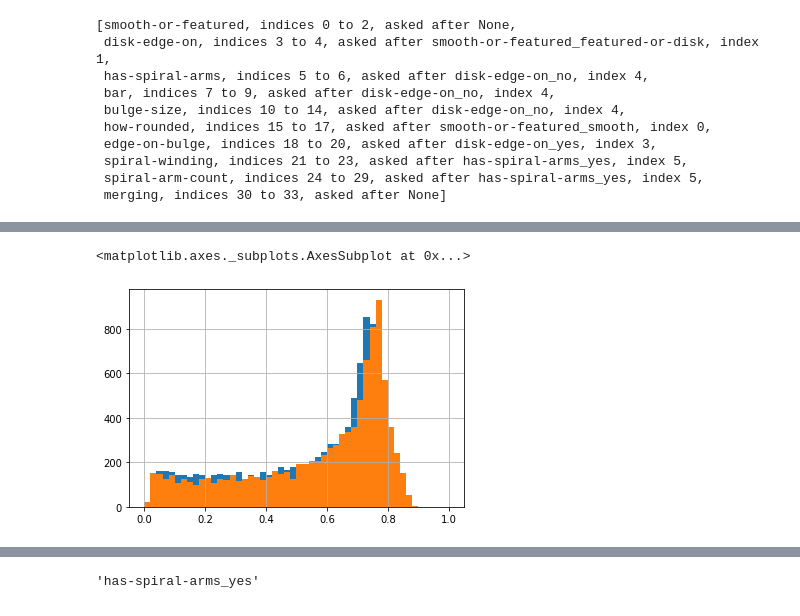
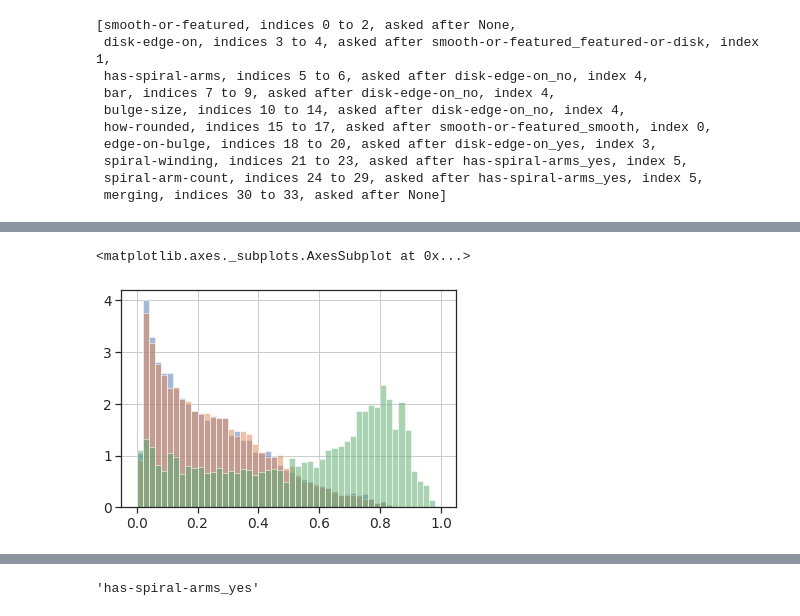
Before and after one commit to colinleach/zoobot, a Jupyter notebook: notebooks/multiq/performance/compare_performance_two_models.ipynb, the cells around one changed output, grey strips where cells are left out. Cells and saved outputs as stored; diff of their text form; code cells hidden in the pictures.

```diff
--- a/notebooks/multiq/performance/compare_performance_two_models.ipynb
+++ b/notebooks/multiq/performance/compare_performance_two_models.ipynb
@@ -94,0 +92,10 @@ df_b = pd.read_csv('temp/decals_n2_allq_m0.csv')
+# %%
+# catalog_loc = 'data/gz2/gz2_master_catalog.csv'
+# catalog = pd.read_csv(catalog_loc, dtype={'subject_id': str})  # original catalog
+# catalog['file_loc'] = catalog['local_png_loc'].apply(lambda x: '/media/walml/beta/gz2' + x[32:])
+
+catalog_loc = 'data/decals/decals_master_catalog.csv'
+catalog = pd.read_csv(catalog_loc, dtype={'subject_id': str})  # original catalog
+# catalog['file_loc'] = catalog['local_png_loc'].apply(lambda x: '/media/walml/beta/gz2' + x[32:])
+catalog['file_loc'] = catalog['local_png_loc'].apply(lambda x: '/media/walml/beta/decals' + x.replace('/data/phys-zooniverse/chri5177', ''))
+retired = catalog[catalog['smooth-or-featured_total-votes'] > 35]
@@ -95,3 +121,26 @@ df_b = pd.read_csv('temp/decals_n2_allq_m0.csv')
+# %%
+eval_df = pd.read_csv('results/decals_dr_full_eval_df.csv')
+id_strs = set(eval_df['id_str'])
+
+# in eval df
+df_a = df_a[df_a['id_str'].isin(id_strs)]
+df_b = df_b[df_b['id_str'].isin(id_strs)]
+df_c = df_c[df_c['id_str'].isin(id_strs)]
+
+# only featured for now
+df_a = df_a[df_a['smooth-or-featured_featured-or-disk_fraction'] > 0.5]
+df_b = df_b[df_b['smooth-or-featured_featured-or-disk_fraction'] > 0.5]
+df_c = df_c[df_c['smooth-or-featured_featured-or-disk_fraction'] > 0.5]
+
+# not edge on disk for now
+df_a = df_a[df_a['disk-edge-on_no'] > 0.5]
+df_b = df_b[df_b['disk-edge-on_no'] > 0.5]
+df_c = df_c[df_c['disk-edge-on_no'] > 0.5]
+
+# only highly classified for now
+# df_a = df_a[df_a['id_str'].isin(retired['id_str'])]
+# df_b = df_b[df_b['id_str'].isin(retired['id_str'])]
+# df_c = df_c[df_c['id_str'].isin(retired['id_str'])]
 # %%
 assert (df_a['iauname'] == df_b['iauname']).all()
 # %%
@@ -135,8 +184,9 @@ sns.jointplot(df_a['smooth-or-featured_smooth_prediction_mean'], df_b['smooth-or
 # %%
 _, bins = np.histogram(np.linspace(0., 1.), bins=50)
-df_a['smooth-or-featured_smooth_prediction_mean'].hist(bins=bins)
-df_b['smooth-or-featured_smooth_prediction_mean'].hist(bins=bins)
+df_a['smooth-or-featured_smooth_prediction_mean'].hist(bins=bins, alpha=.5, density=True)
+df_b['smooth-or-featured_smooth_prediction_mean'].hist(bins=bins, alpha=.5, density=True)
+retired['smooth-or-featured_smooth_fraction'].hist(bins=bins, alpha=.5, density=True)
 # %% [output]
 <matplotlib.axes._subplots.AxesSubplot at 0x...>
-[figure, old version]
+[figure, new version]
 # %%
```
Also changed, not shown: parts of 29 cells of this notebook, 8 other files.
